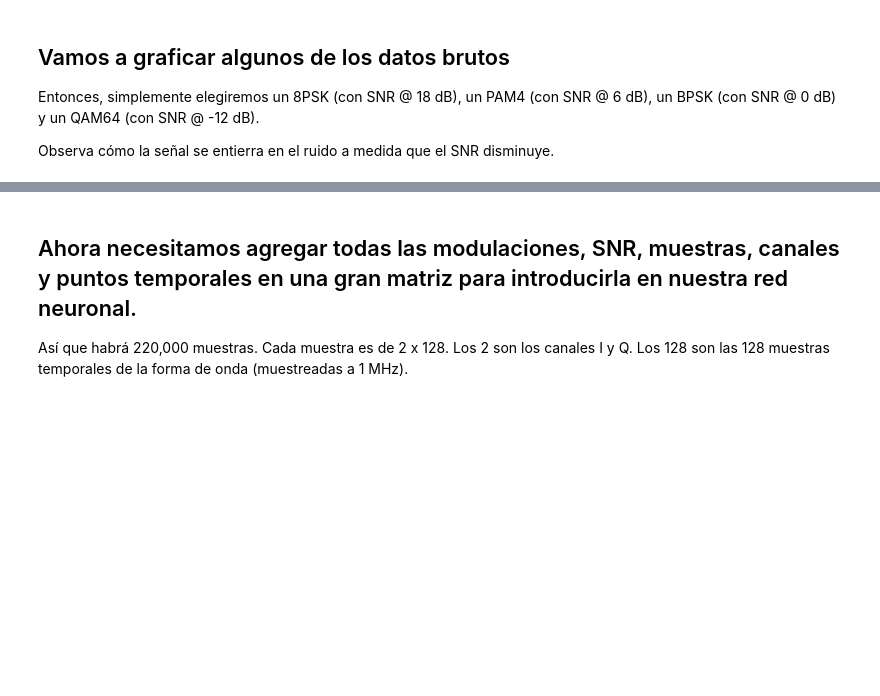
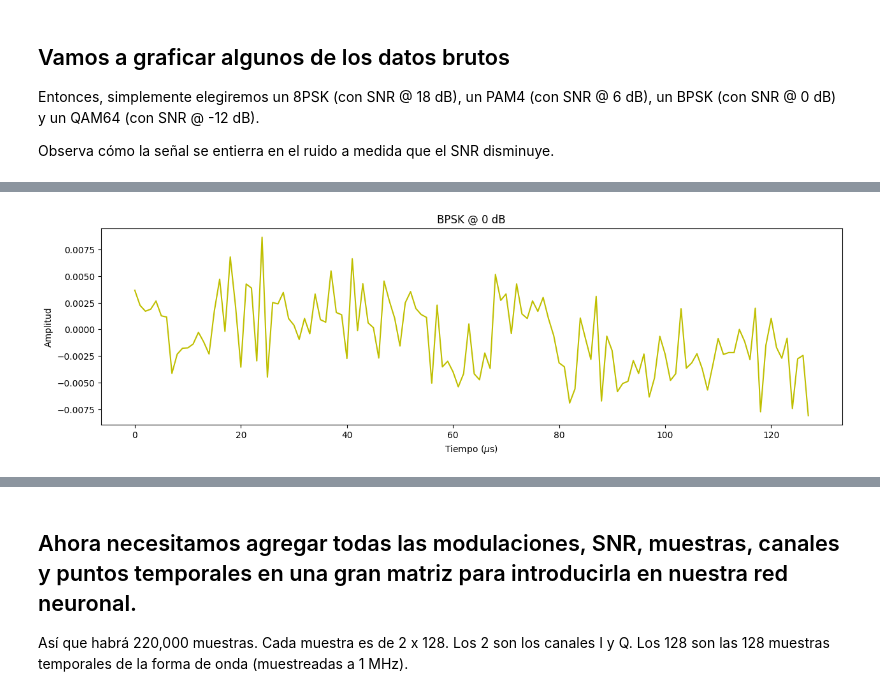
Before and after one commit to DavidELP17/TS3_ProyectoFinal, a Jupyter notebook: TS3_ProyectoFinal.ipynb, the cells around one changed output, grey strips where cells are left out. Saved outputs shown, nothing was run; the diff lists cells and outputs as text; code cells hidden in the pictures; blank space fills up the shorter version.

```diff
--- a/TS3_ProyectoFinal.ipynb
+++ b/TS3_ProyectoFinal.ipynb
@@ -193,0 +179,12 @@ plt.xlabel(r'Time ($\mu$s)');
+# %%
+# Graficar algunos de los datos
+plt.figure(figsize=(15, 4))  # Establecer el tamaño de la figura
+
+# Graficar la señal reconstruida para BPSK con SNR de 0 dB
+plt.plot(reconstructSignal(Xd['BPSK', 0][456,:,:]), color='y');
+plt.title('BPSK @ 0 dB')
+
+plt.ylabel('Amplitud');  # Etiqueta para el eje Y
+plt.xlabel(r'Tiempo ($\mu$s)');  # Etiqueta para el eje X
+# %% [output]
+[figure, added]
```
Also changed, not shown: parts of 21 cells of this notebook.
